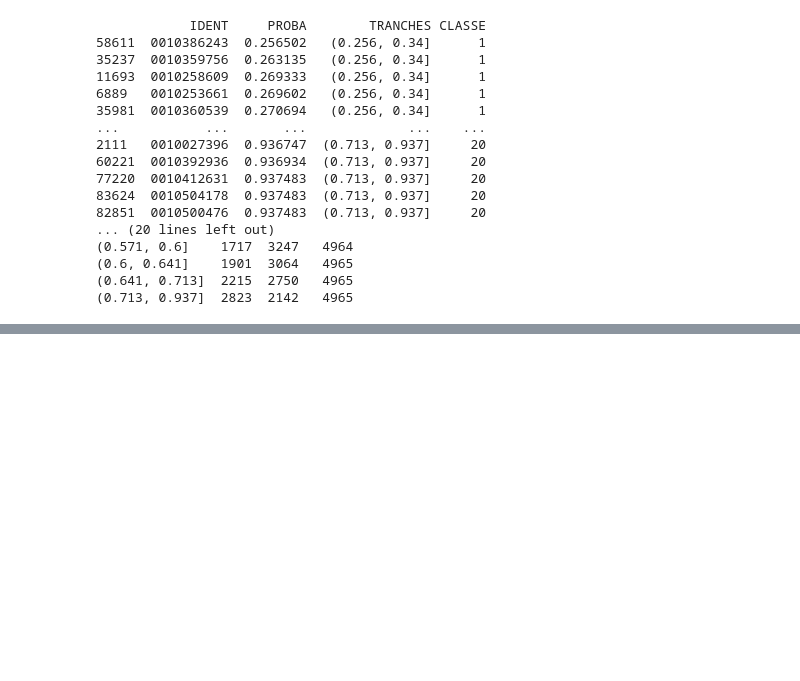
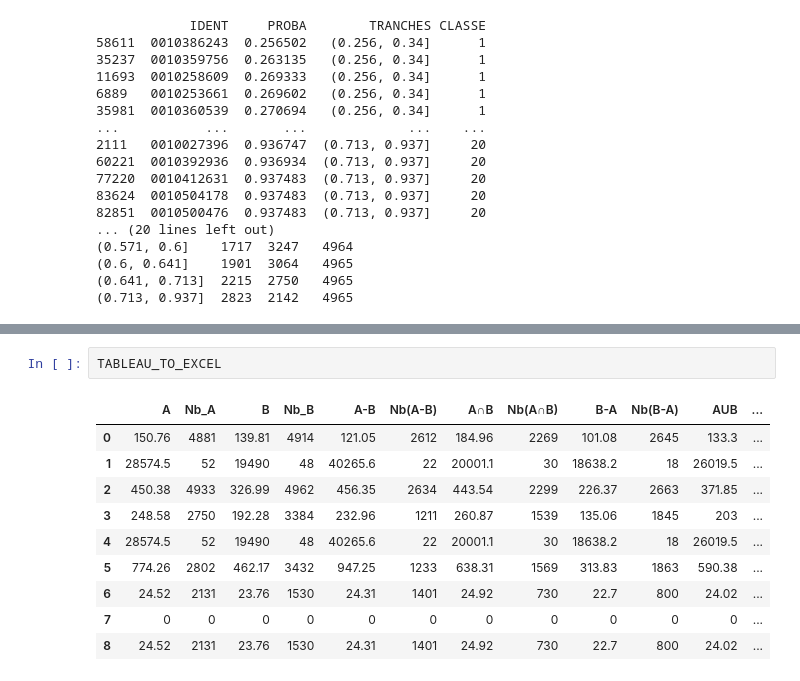
Before and after one commit to christian235711/Predict_models_fdf21, a Jupyter notebook: FDF21_Comparaison.ipynb, the cells around one changed output, grey strips where cells are left out. Saved outputs shown, nothing was run; the diff lists cells and outputs as text; blank space fills up the shorter version.

Commit message:
tableau excel, def fonctions, individus A-B et B-A

```diff
--- a/FDF21_Comparaison.ipynb
+++ b/FDF21_Comparaison.ipynb
@@ -2154,0 +1843,13 @@ montant moyen (tous) : 23.76 ; nombre :  1530
+# %%
+TABLEAU_TO_EXCEL
+# %% [output]
+|  | A | Nb_A | B | Nb_B | A-B | Nb(A-B) | A∩B | Nb(A∩B) | B-A | Nb(B-A) | AUB | ... |
+| 0 | 150.76 | 4881 | 139.81 | 4914 | 121.05 | 2612 | 184.96 | 2269 | 101.08 | 2645 | 133.3 | ... |
+| 1 | 28574.5 | 52 | 19490 | 48 | 40265.6 | 22 | 20001.1 | 30 | 18638.2 | 18 | 26019.5 | ... |
+| 2 | 450.38 | 4933 | 326.99 | 4962 | 456.35 | 2634 | 443.54 | 2299 | 226.37 | 2663 | 371.85 | ... |
+| 3 | 248.58 | 2750 | 192.28 | 3384 | 232.96 | 1211 | 260.87 | 1539 | 135.06 | 1845 | 203 | ... |
+| 4 | 28574.5 | 52 | 19490 | 48 | 40265.6 | 22 | 20001.1 | 30 | 18638.2 | 18 | 26019.5 | ... |
+| 5 | 774.26 | 2802 | 462.17 | 3432 | 947.25 | 1233 | 638.31 | 1569 | 313.83 | 1863 | 590.38 | ... |
+| 6 | 24.52 | 2131 | 23.76 | 1530 | 24.31 | 1401 | 24.92 | 730 | 22.7 | 800 | 24.02 | ... |
+| 7 | 0 | 0 | 0 | 0 | 0 | 0 | 0 | 0 | 0 | 0 | 0 | ... |
+| 8 | 24.52 | 2131 | 23.76 | 1530 | 24.31 | 1401 | 24.92 | 730 | 22.7 | 800 | 24.02 | ... |
```
Also changed, not shown: parts of 24 cells of this notebook.
